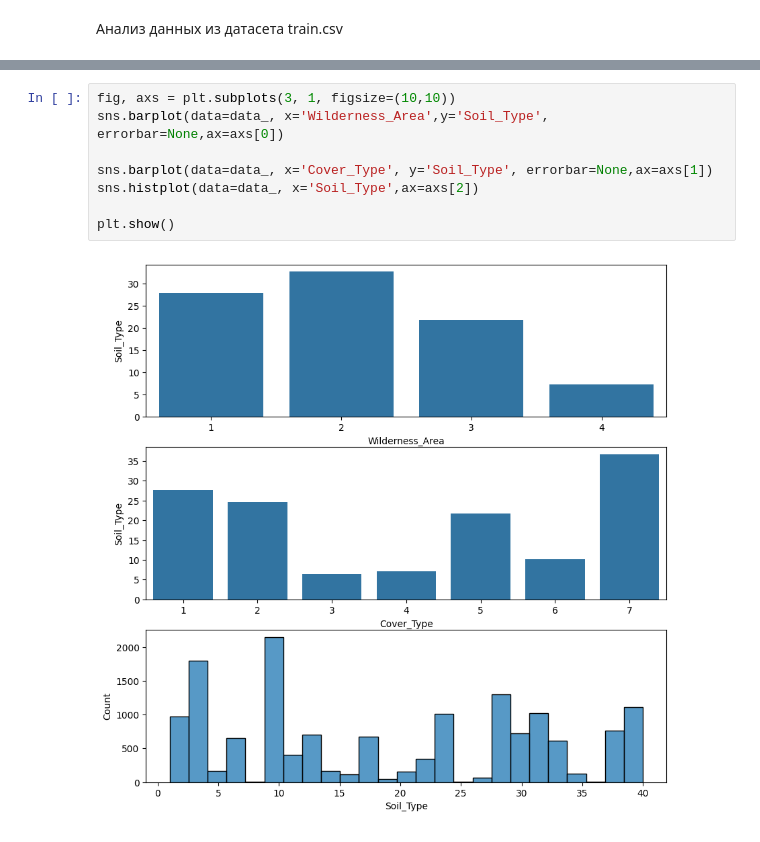
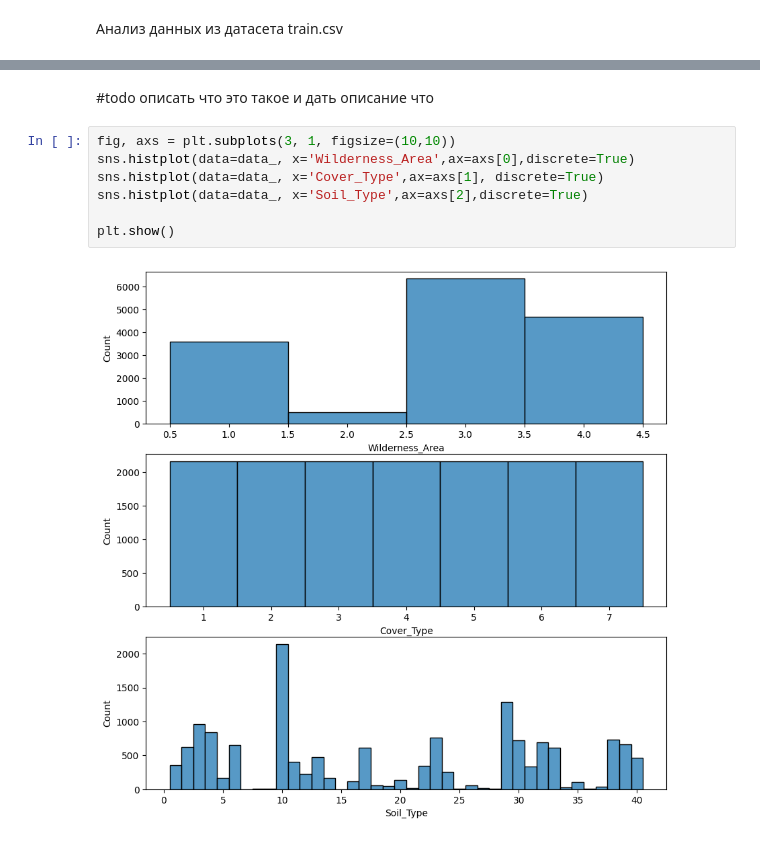
Before and after one commit to Axeleeyy/Test-DS_ML, a Jupyter notebook: EDA.ipynb, the cells around one changed output, grey strips where cells are left out. Cells and saved outputs as stored; diff of their text form.

```diff
--- a/EDA.ipynb
+++ b/EDA.ipynb
@@ -115,10 +81,11 @@ plt.show()
+# %% [markdown]
+#todo описать что это такое и дать описание что
 # %%
 fig, axs = plt.subplots(3, 1, figsize=(10,10))
-sns.barplot(data=data_, x='Wilderness_Area',y='Soil_Type', errorbar=None,ax=axs[0])
-
-sns.barplot(data=data_, x='Cover_Type', y='Soil_Type', errorbar=None,ax=axs[1])
-sns.histplot(data=data_, x='Soil_Type',ax=axs[2])
+sns.histplot(data=data_, x='Wilderness_Area',ax=axs[0],discrete=True)
+sns.histplot(data=data_, x='Cover_Type',ax=axs[1], discrete=True)
+sns.histplot(data=data_, x='Soil_Type',ax=axs[2],discrete=True)
 
 plt.show()
 # %% [output]
-[figure, old version]
+[figure, new version]
```
Also changed, not shown: parts of 13 cells of this notebook.
